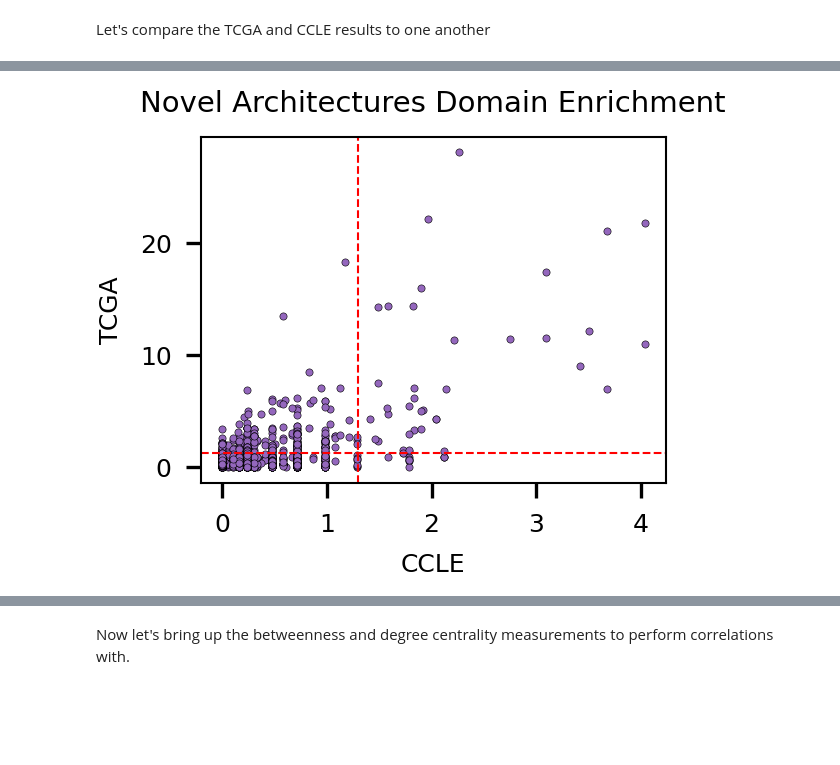
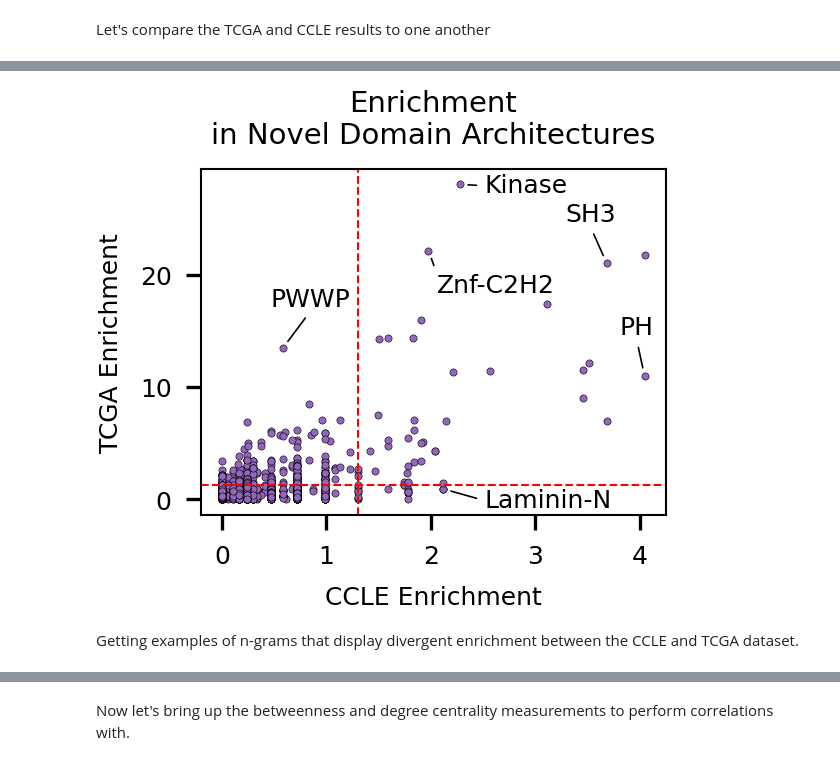
Before and after one commit to NaegleLab/DANSy_Applications, a Jupyter notebook: ccle_fusion_contribution_analysis.ipynb, the cells around one changed output, grey strips where cells are left out. Cells and saved outputs as stored; diff of their text form; code cells hidden in the pictures; blank space fills up the shorter version.

```diff
--- a/ccle_fusion_contribution_analysis.ipynb
+++ b/ccle_fusion_contribution_analysis.ipynb
@@ -130,7 +131,7 @@ ccle_ngrams_preexist = sorted(set(ccle_ngrams).intersection(nat_ngrams))
 # %%
 enrich_ccle_dansy = EnrichementAnalysis.EnrichmentAnalysis(ccle_unique_fusions, ccle_ngrams_preexist,{'category':'dansy_impact','domain_architecture':'domain_architecture'})
 # %%
-ccle_null_vals = pd.read_csv('Null_p_val_dists_3K_ccle.csv', index_col = 0)
+ccle_null_vals = pd.read_csv('260820_Null_p_val_dists_3K_ccle.csv', index_col = 0)
 enrich_ccle_novel = EnrichementAnalysis.EnrichmentAnalysis(ccle_unique_fusions, ccle_ngrams_preexist,{'category':'novel','domain_architecture':'domain_architecture'}, nulldist=ccle_null_vals)
 # %%
 enrich_ccle_novel.plot(catOI = 'True', s = 3, show_fpr = True)
@@ -171,7 +172,7 @@ tcga_ngrams = dansy.ngramUtilities.return_ngrams_from_list(tcga_dansy_minimal.do
 tcga_ngrams = {k:v for k,v in tcga_ngrams.items() if v > 1}
 tcga_ngrams_preexist = sorted(set(tcga_ngrams).intersection(nat_ngrams))
 # %%
-tcga_null_vals = pd.read_csv('Null_p_val_dists_15K_tcga.csv', index_col = 0)
+tcga_null_vals = pd.read_csv('260820_Null_p_val_dists_15K_tcga.csv', index_col = 0)
 # %%
 tcga_novel_enrich = EnrichementAnalysis.EnrichmentAnalysis(tcga_dansy_minimal, tcga_ngrams_preexist,
                                                            mapper = {'category':'novel_arch',
@@ -261,13 +276,33 @@ PearsonRResult(statistic=0.5748404914039396, pvalue=6.939802157228564e-136)
 # %%
 sns.scatterplot(comp, x = 'True_q_CCLE_log', y = 'True_q_TCGA_log', edgecolor = 'k', color = 'tab:purple', s = 3, legend = False)
 plt.axhline(-1*np.log10(0.05), ls = '--', color = 'r',lw = 0.5)
 plt.axvline(-1*np.log10(0.05), ls = '--', color = 'r', lw =0.5)
-plt.ylabel('TCGA')
-plt.xlabel('CCLE')
-plt.title('Novel Architectures Domain Enrichment', fontdict={'fontsize':7})
+plt.ylabel('TCGA Enrichment')
+plt.xlabel('CCLE Enrichment')
+plt.title('Enrichment\nin Novel Domain Architectures', fontdict={'fontsize':7})
 plt.tick_params(labelsize=6)
+ax = plt.gca()
+
+for ngram, offset, relpos,label in zip(['IPR000719','IPR001452','IPR001849','IPR013087','IPR008211','IPR000313'],
+                                       [(6, -2),(-10, 10),(-6,10),(2,-10),(10,-4.5),(-3,10)],
+                                       [(0,0.5),(0.5,0),(0.5,0),(0,1),(0,0.5),(0.5,0)],
+                                       ['Kinase','SH3','PH','Znf-C2H2','Laminin-N','PWWP']):
+    point = comp[comp['ngram'].eq(ngram)]
+    if not point.empty:
+        x, y = point[['True_q_CCLE_log', 'True_q_TCGA_log']].iloc[0]
+        ax.annotate(
+            label,
+            (x, y),
+            xytext=offset,
+            textcoords='offset points',
+            fontsize=6,
+            arrowprops={'arrowstyle': '-', 'lw': 0.4, 'color': 'k','relpos':relpos},
+            bbox = dict(pad=0, facecolor='w', lw=0)
+        )
 plt.gcf().set_size_inches(2,1.5)
 plt.gcf().set_dpi(300)
 plt.savefig('Figures/Manuscript/Figure_3/3E_CCLE_TCGA_Enrichment_Comparison.svg')
 # %% [output]
-[figure, old version]
+[figure, new version]
+# %% [markdown]
+Getting examples of n-grams that display divergent enrichment between the CCLE and TCGA dataset.
```
Also changed, not shown: parts of 33 cells of this notebook, 2 other files.
